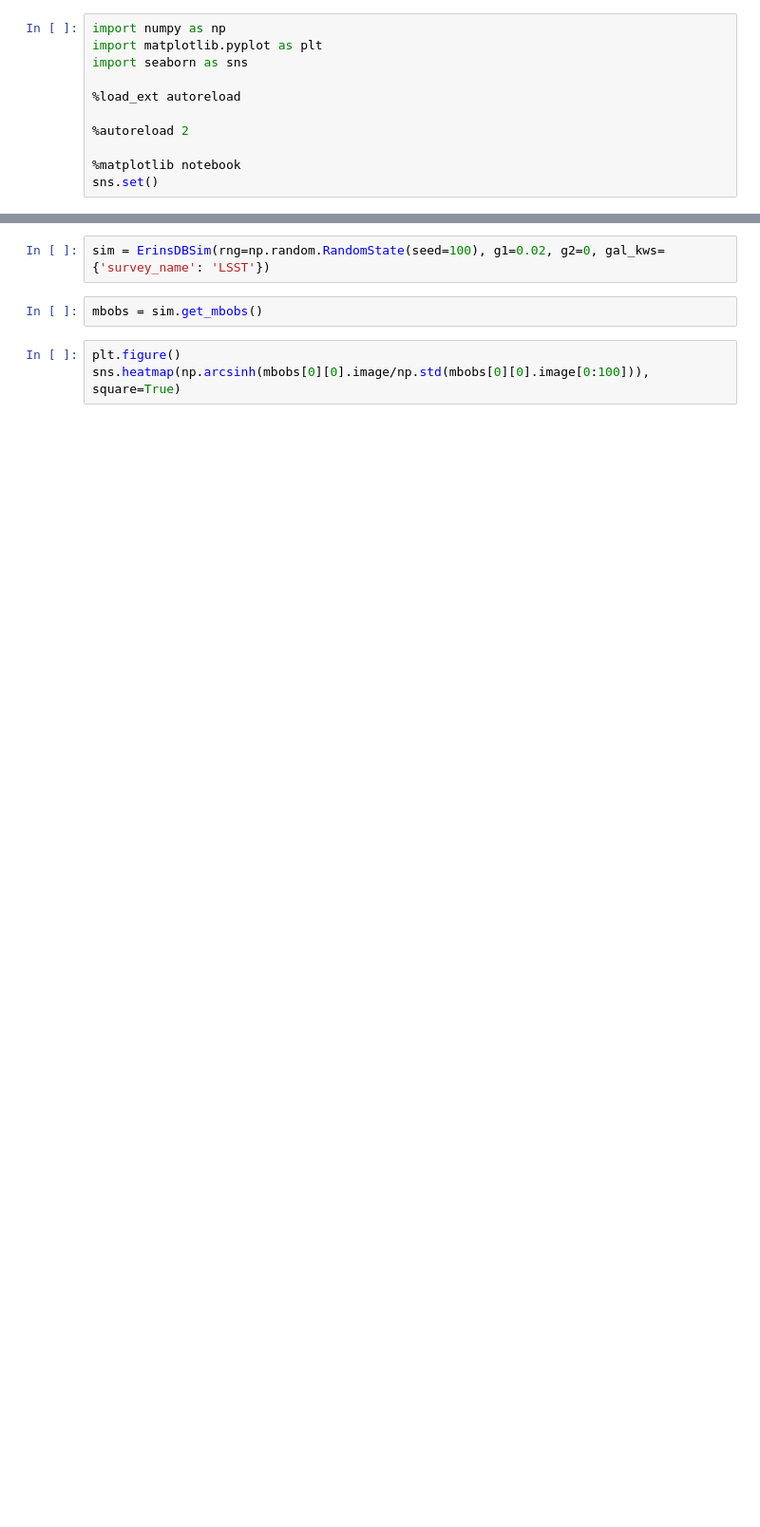
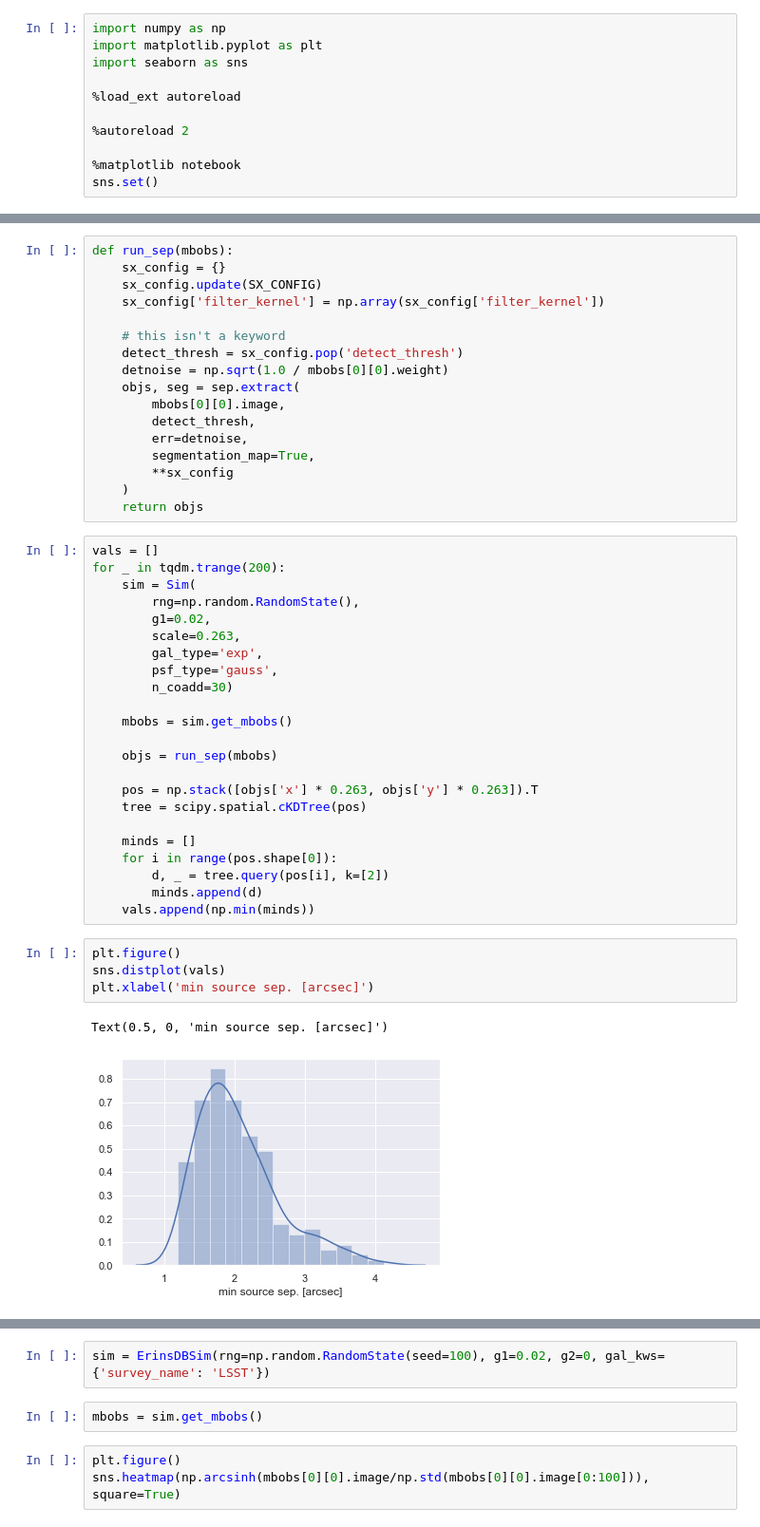
Before and after one commit to beckermr/metadetect-sims, a Jupyter notebook: plots_and_notebooks/plot_sim.ipynb, the cells around one changed output, grey strips where cells are left out. Shown at 95% size. Drawn from its saved outputs; the diff is of its cells as text; blank space fills up the shorter version.

```diff
--- a/plots_and_notebooks/plot_sim.ipynb
+++ b/plots_and_notebooks/plot_sim.ipynb
@@ -15,0 +21,47 @@ from mdetsims.dbsim import ErinsDBSim
+# %%
+def run_sep(mbobs):
+    sx_config = {}
+    sx_config.update(SX_CONFIG)
+    sx_config['filter_kernel'] = np.array(sx_config['filter_kernel'])
+
+    # this isn't a keyword
+    detect_thresh = sx_config.pop('detect_thresh')
+    detnoise = np.sqrt(1.0 / mbobs[0][0].weight)
+    objs, seg = sep.extract(
+        mbobs[0][0].image,
+        detect_thresh,
+        err=detnoise,
+        segmentation_map=True,
+        **sx_config
+    )
+    return objs
+# %%
+vals = []
+for _ in tqdm.trange(200):
+    sim = Sim(
+        rng=np.random.RandomState(),
+        g1=0.02,
+        scale=0.263,
+        gal_type='exp',
+        psf_type='gauss',
+        n_coadd=30)
+
+    mbobs = sim.get_mbobs()
+
+    objs = run_sep(mbobs)
+
+    pos = np.stack([objs['x'] * 0.263, objs['y'] * 0.263]).T
+    tree = scipy.spatial.cKDTree(pos)
+
+    minds = []
+    for i in range(pos.shape[0]):
+        d, _ = tree.query(pos[i], k=[2])
+        minds.append(d)
+    vals.append(np.min(minds))
+# %%
+plt.figure()
+sns.distplot(vals)
+plt.xlabel('min source sep. [arcsec]')
+# %% [output]
+Text(0.5, 0, 'min source sep. [arcsec]')
+[figure, added]
```
Also changed, not shown: parts of 4 cells of this notebook, 8 other files.
